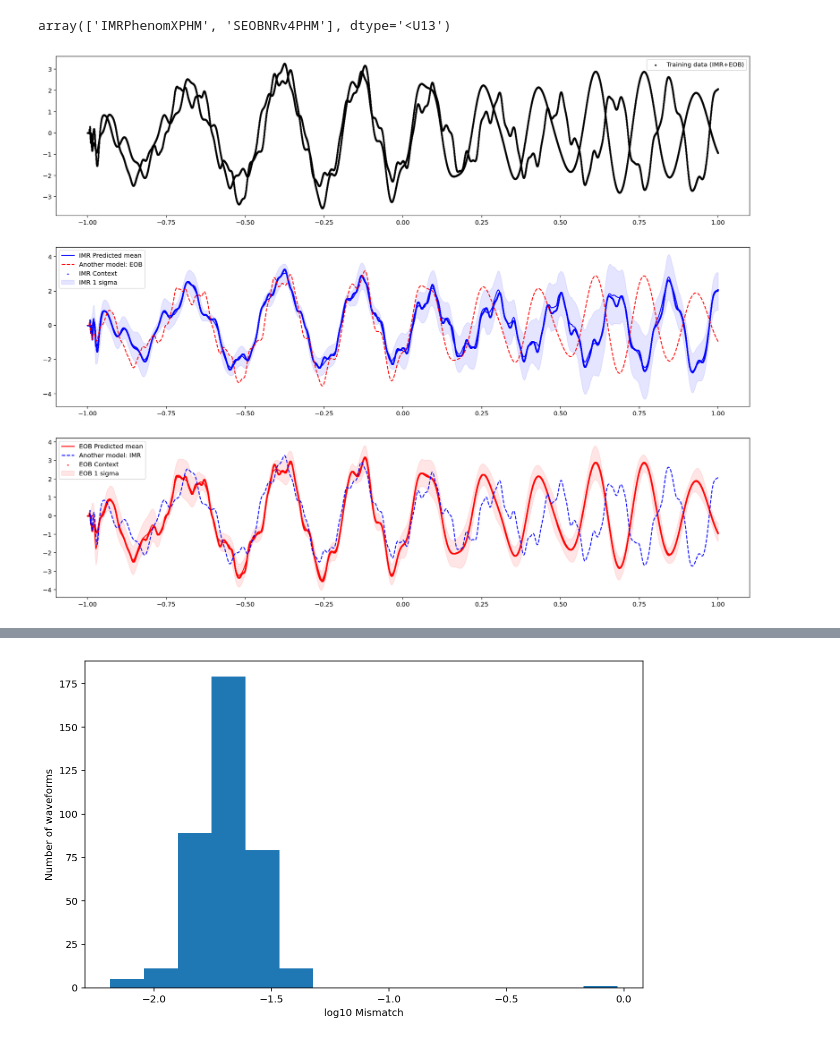
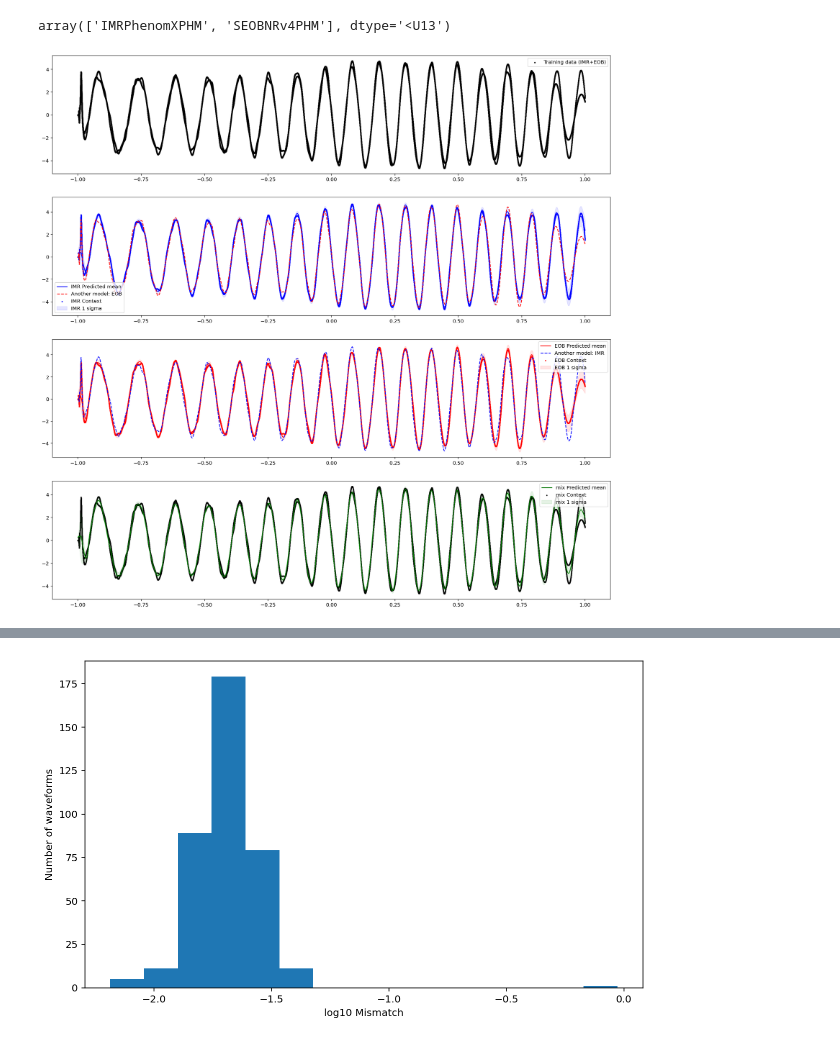
Before and after one commit to MarinerQ/npf_GWwaveform, a Jupyter notebook: gw/training/fd/IMREOBPHM_fd_convcnp.ipynb, the cells around one changed output, grey strips where cells are left out. Drawn from its saved outputs; the diff is of its cells as text; code cells hidden in the pictures.

Commit message:
Training with 40M data

```diff
--- a/gw/training/fd/IMREOBPHM_fd_convcnp.ipynb
+++ b/gw/training/fd/IMREOBPHM_fd_convcnp.ipynb
@@ -63,5 +63,5 @@ gw_dataset.n_samples
 # %%
-train_label = 'IMREOBPHM_q25a8fd_2N5000_32s8192Hz'
+train_label = 'FD_IMREOB_PHM_q25a8M40_2N10k'
 # IMREOBPHM_q25a8fd_2N5000
 # IMREOBPHM_q25a8fd_2N5000_16s4096Hz
 # IMREOBPHM_q25a8fd_2N5000_32s8192Hz
@@ -145,12 +145,12 @@ from utils.ntbks_helpers import add_y_dim
 from utils.train import train_models
 
 KWARGS = dict(
-    is_retrain=True,  # whether to load precomputed model or retrain
+    is_retrain=False,  # whether to load precomputed model or retrain
     is_continue_train=False,
     criterion=CNPFLoss,
     chckpnt_dirname="/home/qian.hu/neuron_process_waveform/npf_GWwaveform/gw/trained_models/",
     device="cuda",
-    lr=5e-4,
+    lr=5e-5,
     decay_lr=10,
     seed=123,
     batch_size=2,
@@ -199,7 +185,7 @@ gw_test_dataset.waveform_models
 array(['IMRPhenomXPHM', 'SEOBNRv4PHM'], dtype='<U13')
 # %%
 #look_approx = 'IMRPhenomPv2'
-look_index = 1
+look_index = 3
 chirp_mass_look = gw_test_dataset.source_parameters['chirp_mass'][look_index]
 
 x_test_imr, y_test_imr = gw_test_dataset.get_specific_model(look_index, 'IMRPhenomXPHM')
@@ -220,6 +206,10 @@ x_test_target_imr = x_test_imr[target_index]
 x_yest_target_imr = y_test_imr[target_index]
 x_test_target_eob = x_test_eob[target_index]
 x_yest_target_eob = y_test_eob[target_index]
+
+
+x_test_context_mix, y_test_context_mix = gw_test_dataset[look_index]
+x_test_target_mix, y_test_target_mix = gw_test_dataset[look_index]
 # %%
 x_test_target_imr_unsc, y_test_target_imr_unsc = gw_test_dataset.get_specific_model(look_index, 'IMRPhenomXPHM', rescalex=False)
 x_test_target_imr_unsc = x_test_target_imr_unsc.squeeze().numpy()
@@ -234,6 +224,8 @@ mean_imr, std_imr = gwutils.get_predictions(model_pv2v4p, x_test_context_imr.uns
                                     x_test_target_imr.unsqueeze(0), nsample)
 mean_eob, std_eob = gwutils.get_predictions(model_pv2v4p, x_test_context_eob.unsqueeze(0), y_test_context_eob.unsqueeze(0),
                                     x_test_target_eob.unsqueeze(0), nsample)
+mean_mix, std_mix = gwutils.get_predictions(model_pv2v4p, x_test_context_mix.unsqueeze(0), y_test_context_mix.unsqueeze(0),
+                                    x_test_target_mix.unsqueeze(0), nsample)
 # %%
 real_freq_test_imr, real_amp_test_imr = gwutils.unscale_scaled_fdwaveforms(x_test_target_imr_unsc, [y_test_target_imr_unsc], chirp_mass_look)
 real_freq_test_imr, real_mean_test_imr = gwutils.unscale_scaled_fdwaveforms(x_test_target_imr_unsc, [mean_imr], chirp_mass_look)
@@ -251,30 +243,36 @@ real_amp_test_eob = real_amp_test_eob[0]
 real_mean_test_eob = real_mean_test_eob[0]
 real_std_test_eob = real_std_test_eob[0]
 # %%
-plt.figure(figsize=(20,16))
-plt.subplot(3,1,1)
+plt.figure(figsize=(20,20))
+plt.subplot(4,1,1)
 plt.scatter(gw_test_dataset[look_index][0], gw_test_dataset[look_index][1], label='Training data (IMR+EOB)', color='k',s=3)
 plt.legend()
 
-plt.subplot(3,1,2)
+plt.subplot(4,1,2)
 plt.scatter(x_test_context_imr, y_test_context_imr, label='IMR Context', color='b',s=2)
 plt.plot(x_test_target_imr, mean_imr, label='IMR Predicted mean', color='b',linestyle='-')
 plt.fill_between(x=x_test_target_imr.squeeze(), y1=mean_imr-std_imr, y2=mean_imr+std_imr, label='IMR 1 sigma', alpha=0.1, color='b')
 plt.plot(x_test_eob, y_test_eob, label='Another model: EOB', color='r',linestyle='--')
 plt.legend()
 #plt.xlim(-0.,0.7)
 
-plt.subplot(3,1,3)
+plt.subplot(4,1,3)
 plt.scatter(x_test_context_eob, y_test_context_eob, label='EOB Context', color='r',s=2)
 plt.plot(x_test_target_eob, mean_eob, label='EOB Predicted mean', color='r',linestyle='-')
 plt.fill_between(x=x_test_target_eob.squeeze(), y1=mean_eob-std_eob, y2=mean_eob+std_eob, label='EOB 1 sigma', alpha=0.1, color='r')
 plt.plot(x_test_imr, y_test_imr, label='Another model: IMR', color='b',linestyle='--')
 plt.legend()
 
+plt.subplot(4,1,4)
+plt.scatter(x_test_context_mix, y_test_context_mix, label='mix Context', color='k',s=2)
+plt.plot(x_test_target_mix, mean_mix, label='mix Predicted mean', color='g',linestyle='-')
+plt.fill_between(x=x_test_target_mix.squeeze(), y1=mean_mix-std_mix, y2=mean_mix+std_mix, label='mix 1 sigma', alpha=0.1, color='g')
+plt.legend()
+
 #plt.savefig('/home/qian.hu/neuron_process_waveform/test/trained_models/gp_reprod.png')
 plt.show()
 # %% [output]
-[figure, old version]
+[figure, new version]
 # %%
 plt.figure(figsize=(20,16))
 xlim_low=20
```
Also changed, not shown: parts of 8 cells of this notebook, 2 other files.
